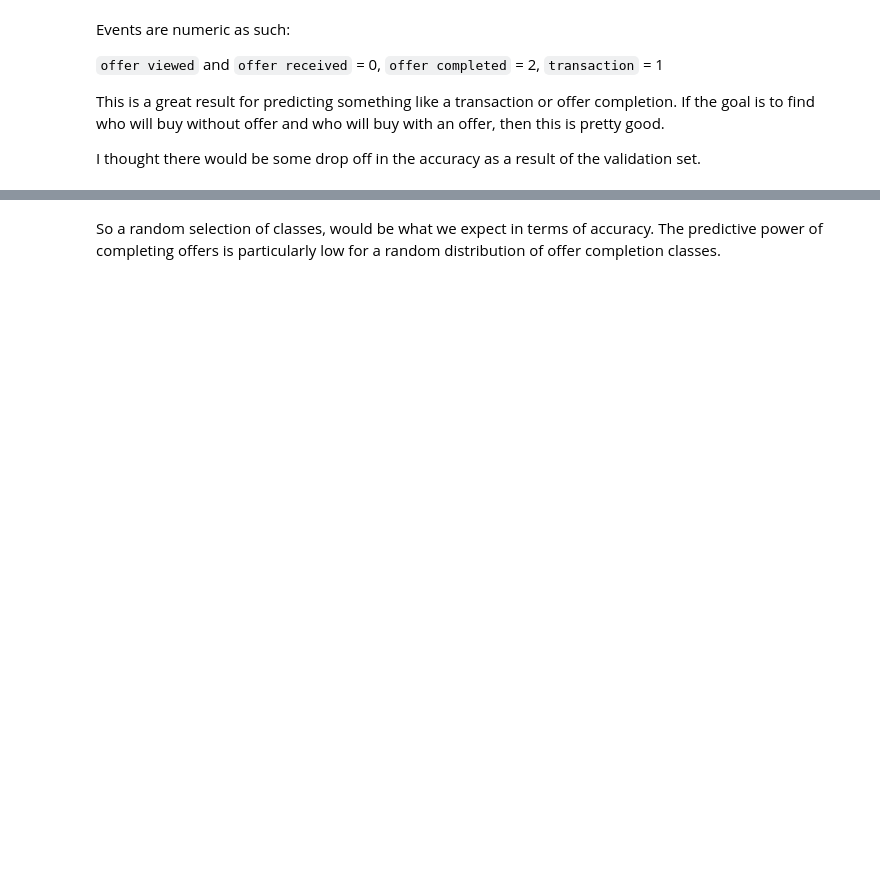
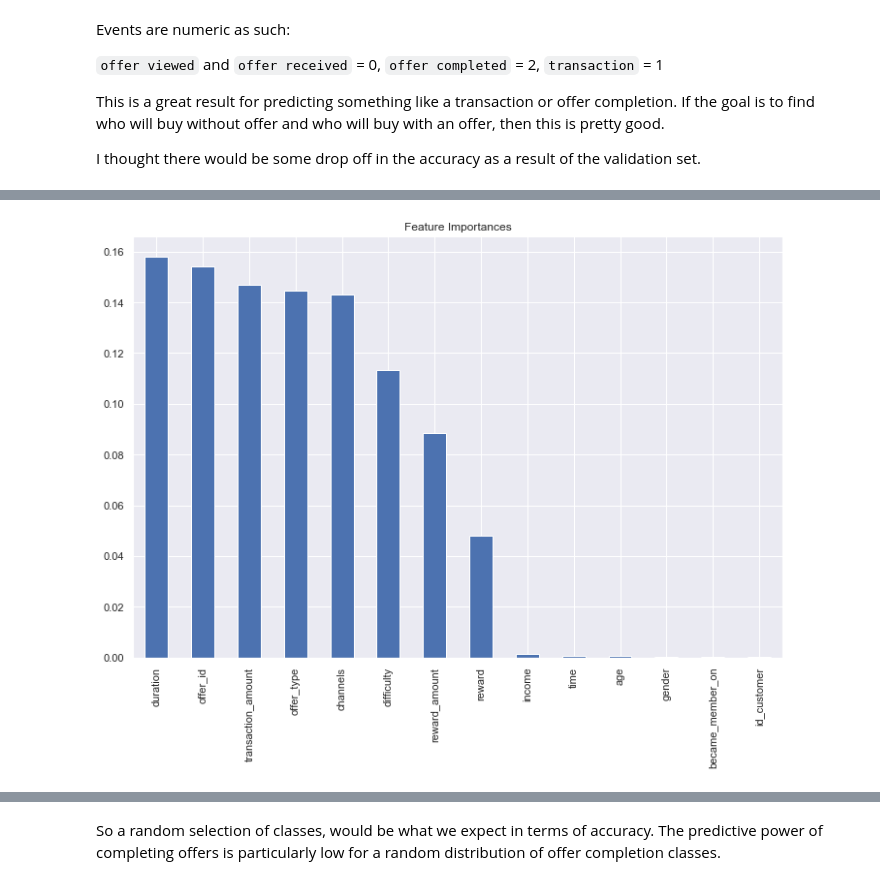
Before and after one commit to Shampjeff/Personal_Projects, a Jupyter notebook: ML_engineering_projects/starbucks_EDA.ipynb, the cells around one changed output, grey strips where cells are left out. Saved outputs shown, nothing was run; the diff lists cells and outputs as text; code cells hidden in the pictures; blank space fills up the shorter version.

```diff
--- a/ML_engineering_projects/starbucks_EDA.ipynb
+++ b/ML_engineering_projects/starbucks_EDA.ipynb
@@ -337,0 +353,6 @@ Only five features seem to dictate the likely hood a customer will transact, com
+# %%
+second_model = models[1]['model']
+# %%
+plot_features_importance(df_complete, second_model)
+# %% [output]
+[figure, added]
```
Also changed, not shown: parts of 23 cells of this notebook, 2 other files.
